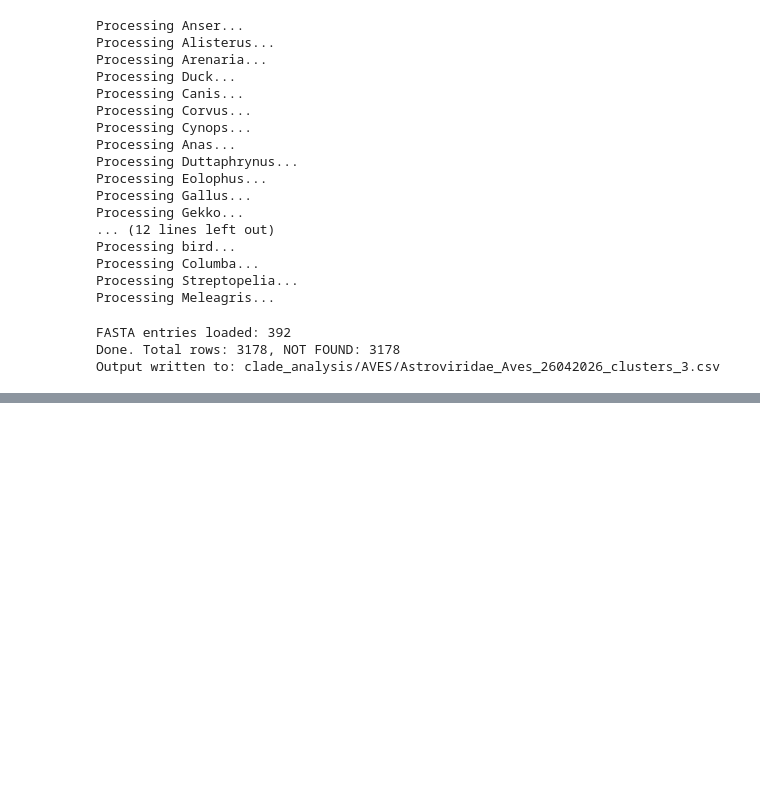
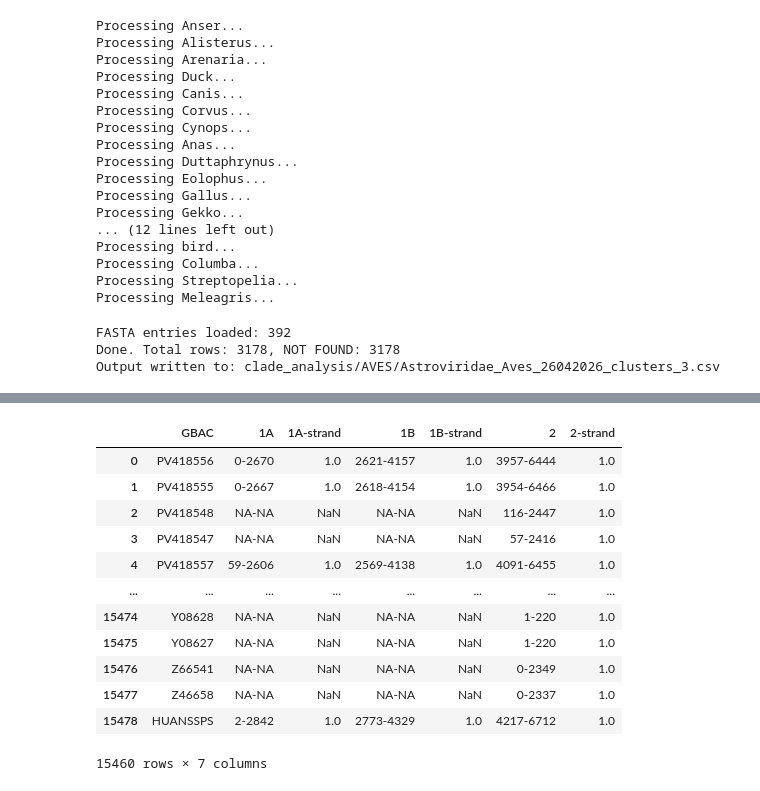
Before and after one commit to akarnaukhova2003/Astroviridae_database, a Jupyter notebook: data/find_orfs_from_interpro.ipynb, the cells around one changed output, grey strips where cells are left out. Cells and saved outputs as stored; diff of their text form; code cells hidden in the pictures; blank space fills up the shorter version.

```diff
--- a/data/find_orfs_from_interpro.ipynb
+++ b/data/find_orfs_from_interpro.ipynb
@@ -1654,0 +1684,26 @@ Output written to: clade_analysis/AVES/Astroviridae_Aves_26042026_clusters_3.csv
+# %%
+import pandas as pd
+
+df = pd.read_csv('Astroviridae_15022026_orf-coords.csv')
+
+df_good = df[
+    (df['1A'] != 'NA-NA')  |
+    (df['1B'] != 'NA-NA')  |
+    (df['2'] != 'NA-NA')
+]
+
+df_good
+# %% [output]
+|  | GBAC | 1A | 1A-strand | 1B | 1B-strand | 2 | 2-strand |
+| 0 | PV418556 | 0-2670 | 1.0 | 2621-4157 | 1.0 | 3957-6444 | 1.0 |
+| 1 | PV418555 | 0-2667 | 1.0 | 2618-4154 | 1.0 | 3954-6466 | 1.0 |
+| 2 | PV418548 | NA-NA | NaN | NA-NA | NaN | 116-2447 | 1.0 |
+| 3 | PV418547 | NA-NA | NaN | NA-NA | NaN | 57-2416 | 1.0 |
+| 4 | PV418557 | 59-2606 | 1.0 | 2569-4138 | 1.0 | 4091-6455 | 1.0 |
+| ... | ... | ... | ... | ... | ... | ... | ... |
+| 15474 | Y08628 | NA-NA | NaN | NA-NA | NaN | 1-220 | 1.0 |
+| 15475 | Y08627 | NA-NA | NaN | NA-NA | NaN | 1-220 | 1.0 |
+| 15476 | Z66541 | NA-NA | NaN | NA-NA | NaN | 0-2349 | 1.0 |
+| 15477 | Z46658 | NA-NA | NaN | NA-NA | NaN | 0-2337 | 1.0 |
+| 15478 | HUANSSPS | 2-2842 | 1.0 | 2773-4329 | 1.0 | 4217-6712 | 1.0 |
+15460 rows × 7 columns
```
Also changed, not shown: parts of 9 cells of this notebook, 23 other files.
